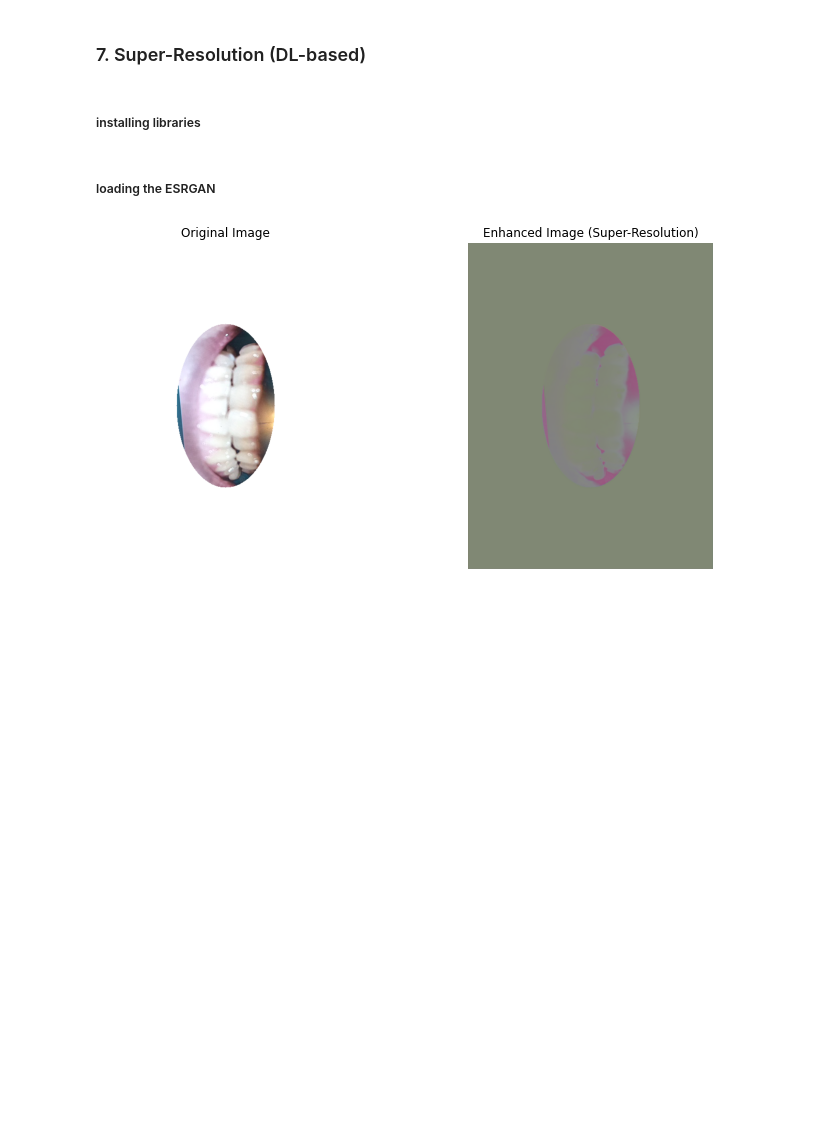
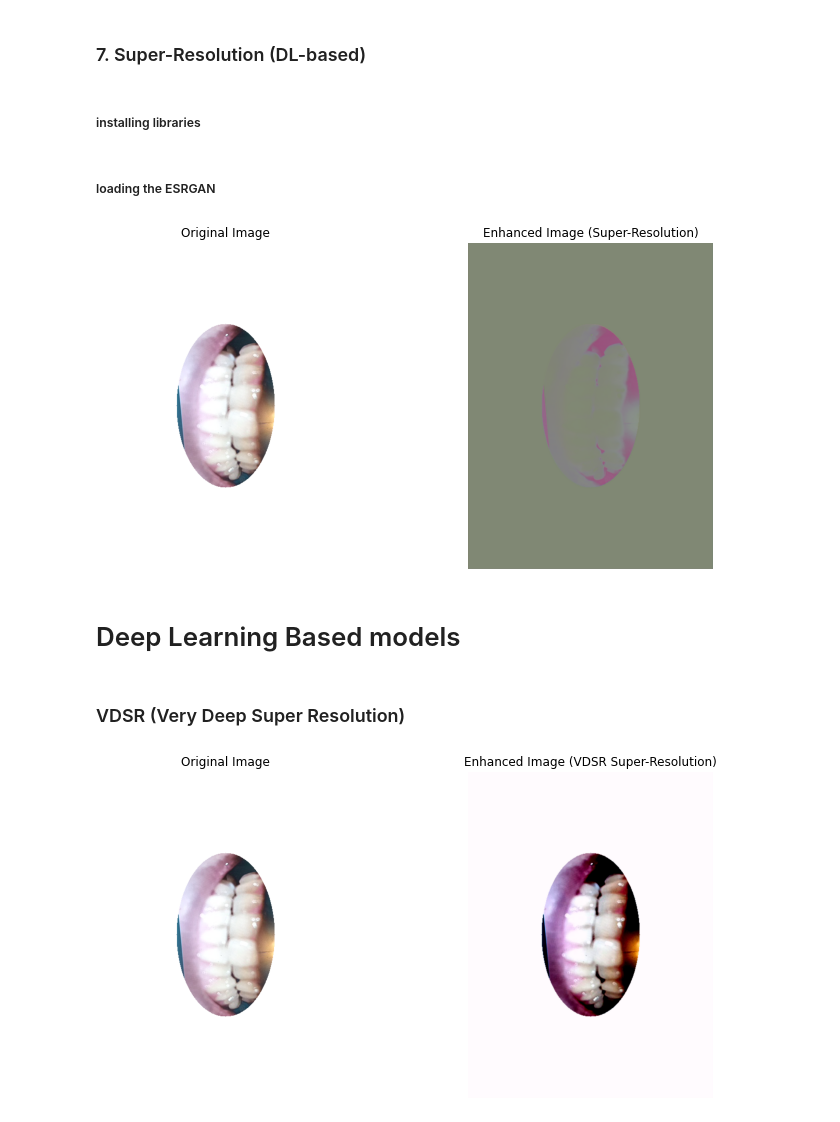
Before and after one commit to Muhammad-Abdullah-Jami/Personal_Projects, a Jupyter notebook: Image_enhancement_experimentation.ipynb, the cells around one changed output. Drawn from its saved outputs; the diff is of its cells as text; code cells hidden in the pictures; blank space fills up the shorter version.

```diff
--- a/Image_enhancement_experimentation.ipynb
+++ b/Image_enhancement_experimentation.ipynb
@@ -510,3 +512,7 @@ plt.axis('off')
 plt.show()
 # %% [output]
 [figure]
+# %% [markdown]
+# Deep Learning Based models
+# %% [markdown]
+### VDSR (Very Deep Super Resolution)
@@ -512,0 +521,75 @@ plt.show()
+# %%
+import torch
+import torch.nn as nn
+import torch.optim as optim
+from torchvision import transforms, datasets
+from PIL import Image
+import matplotlib.pyplot as plt
+
+# VDSR Model Definition
+class VDSR(nn.Module):
+    def __init__(self):
+        super(VDSR, self).__init__()
+        self.residual_layer = self._make_layer(64, 20)
+        self.input_layer = nn.Conv2d(3, 64, kernel_size=3, stride=1, padding=1)
+        self.output_layer = nn.Conv2d(64, 3, kernel_size=3, stride=1, padding=1)
+
+    def _make_layer(self, channels, num_layers):
+        layers = []
+        for _ in range(num_layers):
+            layers.append(nn.Conv2d(channels, channels, kernel_size=3, stride=1, padding=1))
+            layers.append(nn.ReLU(inplace=True))
+        return nn.Sequential(*layers)
+
+    def forward(self, x):
+        residual = x
+        out = self.input_layer(x)
+        out = self.residual_layer(out)
+        out = self.output_layer(out)
+        return out + residual
+
+# Load Pretrained Model (if available) or define your training function
+model = VDSR().to('cuda' if torch.cuda.is_available() else 'cpu')
+
+# Load a sample image
+image_path = 'img.png'  # Provide the correct path
+image = Image.open(image_path).convert('RGB')
+
+# Image preprocessing for inference
+transform = transforms.Compose([
+    transforms.ToTensor(),
+    transforms.Resize((image.height * 2, image.width * 2)),  # Super-resolution 2x upscale
+    transforms.Normalize(mean=[0.5, 0.5, 0.5], std=[0.5, 0.5, 0.5])
+])
+
+input_image = transform(image).unsqueeze(0).to('cuda' if torch.cuda.is_available() else 'cpu')
+
+# Inference
+model.eval()
+with torch.no_grad():
+    output_image_tensor = model(input_image)
+
+# Post-process the output image
+output_image_tensor = output_image_tensor.squeeze(0).clamp(0, 1).cpu()
+
+# Convert tensor back to image
+output_image = transforms.ToPILImage()(output_image_tensor)
+
+# Display the original and enhanced images
+plt.figure(figsize=(12, 6))
+
+# Original image
+plt.subplot(1, 2, 1)
+plt.imshow(image)
+plt.title("Original Image")
+plt.axis('off')
+
+# Enhanced image
+plt.subplot(1, 2, 2)
+plt.imshow(output_image)
+plt.title("Enhanced Image (VDSR Super-Resolution)")
+plt.axis('off')
+
+plt.show()
+# %% [output]
+[figure, added]
```
Also changed, not shown: parts of 21 cells of this notebook.
